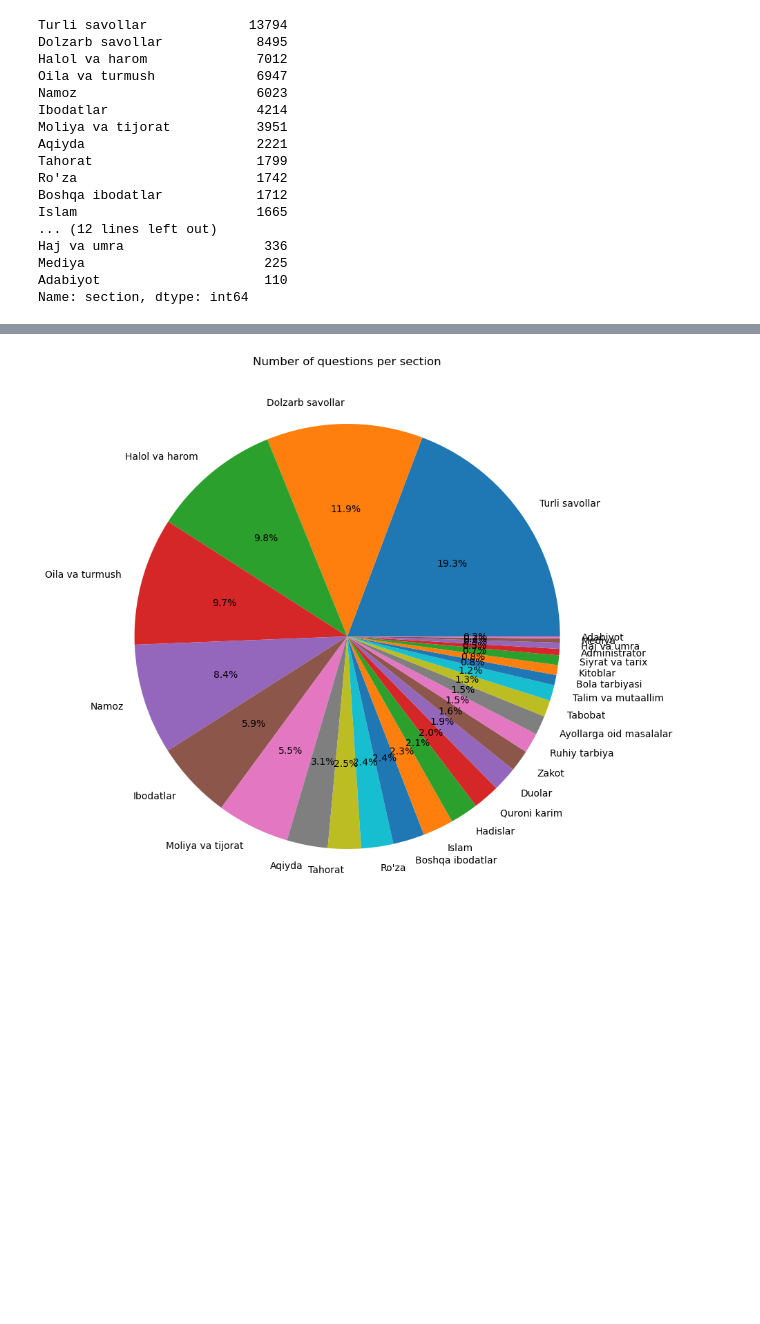
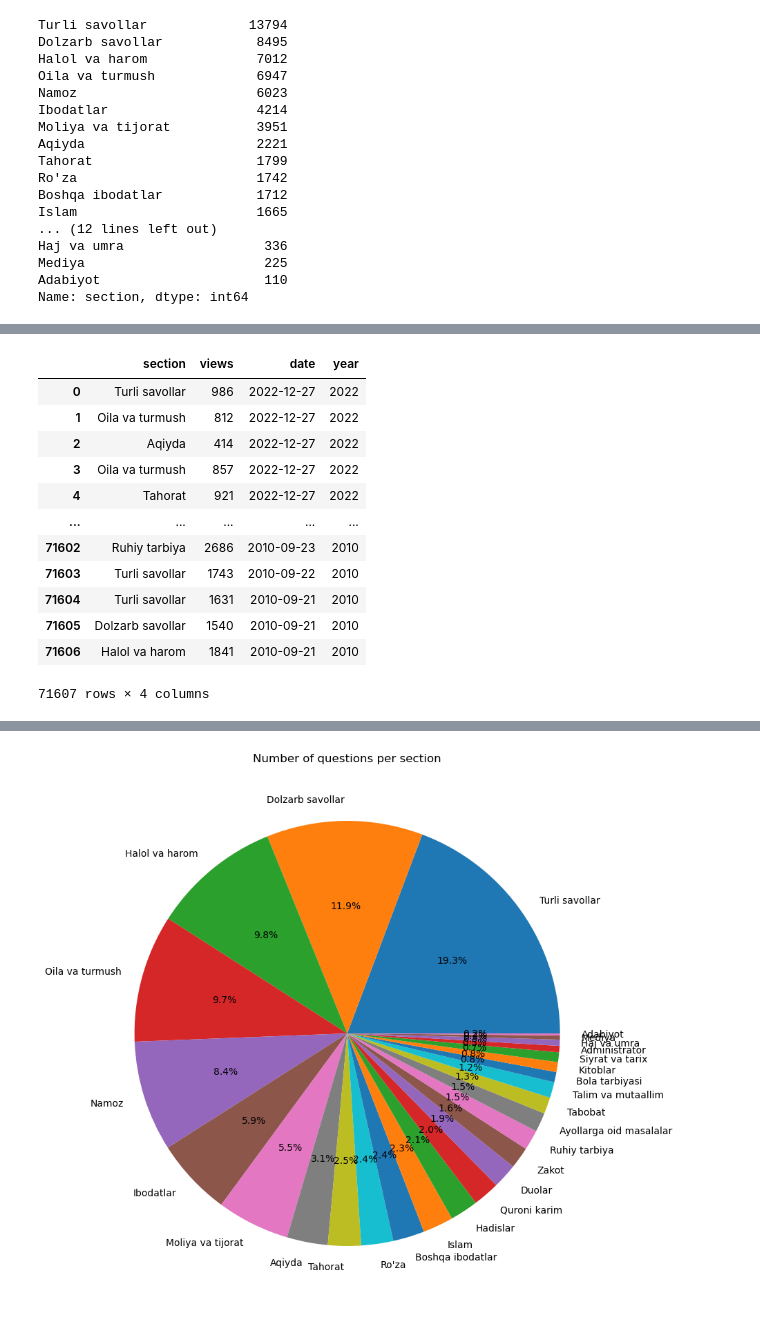
Before and after one commit to Abubakr1710/Data-Analysis-for-savollar.islom.uz, a Jupyter notebook: Web_Scraping/final_data_processing.ipynb, the cells around one changed output, grey strips where cells are left out. Drawn from its saved outputs; the diff is of its cells as text; code cells hidden in the pictures; blank space fills up the shorter version.

```diff
--- a/Web_Scraping/final_data_processing.ipynb
+++ b/Web_Scraping/final_data_processing.ipynb
@@ -153,0 +162,4 @@ Name: section, dtype: int64
+# %%
+#changing 'date' column to datetime format
+data['date'] = pd.to_datetime(data['date'])
+data.info()
@@ -154,2 +177,18 @@ Name: section, dtype: int64
 # %%
 #getting year from date column
+data['year'] = data['date'].dt.year
+data
+# %% [output]
+|  | section | views | date | year |
+| 0 | Turli savollar | 986 | 2022-12-27 | 2022 |
+| 1 | Oila va turmush | 812 | 2022-12-27 | 2022 |
+| 2 | Aqiyda | 414 | 2022-12-27 | 2022 |
+| 3 | Oila va turmush | 857 | 2022-12-27 | 2022 |
+| 4 | Tahorat | 921 | 2022-12-27 | 2022 |
+| ... | ... | ... | ... | ... |
+| 71602 | Ruhiy tarbiya | 2686 | 2010-09-23 | 2010 |
+| 71603 | Turli savollar | 1743 | 2010-09-22 | 2010 |
+| 71604 | Turli savollar | 1631 | 2010-09-21 | 2010 |
+| 71605 | Dolzarb savollar | 1540 | 2010-09-21 | 2010 |
+| 71606 | Halol va harom | 1841 | 2010-09-21 | 2010 |
+71607 rows × 4 columns
```
Also changed, not shown: parts of 5 cells of this notebook.
